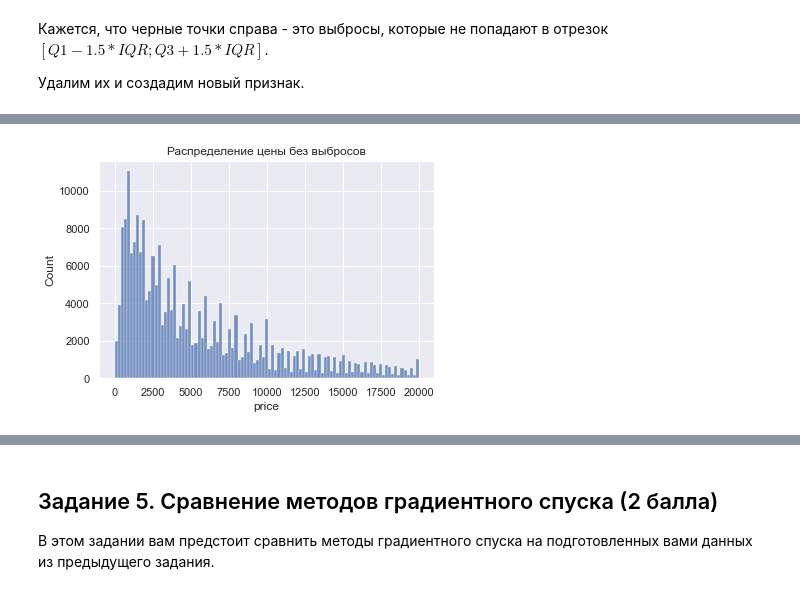
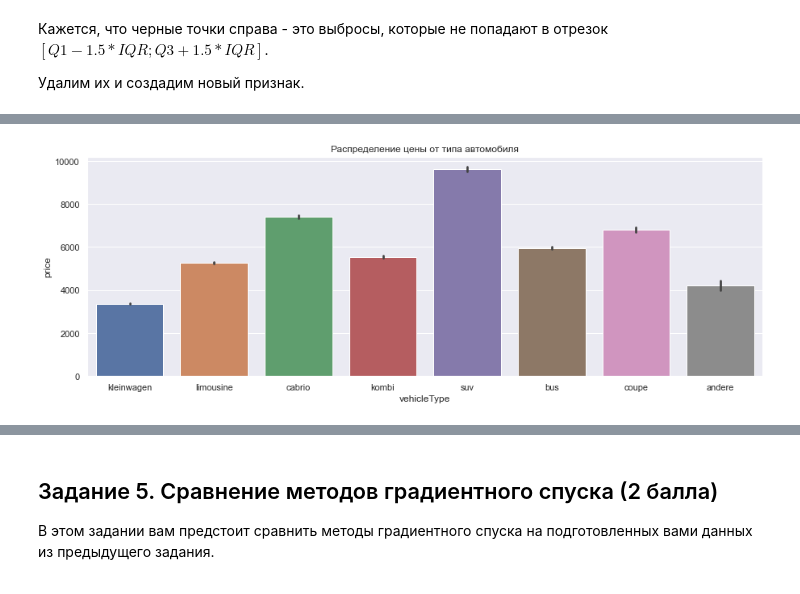
Before and after one commit to kkorolev1/machine-learning-1, a Jupyter notebook: hw/practice-03/homework-practice-03-gd.ipynb, the cells around one changed output, grey strips where cells are left out. Saved outputs shown, nothing was run; the diff lists cells and outputs as text; code cells hidden in the pictures.

```diff
--- a/hw/practice-03/homework-practice-03-gd.ipynb
+++ b/hw/practice-03/homework-practice-03-gd.ipynb
@@ -412,5 +459,6 @@ data.loc[:, 'log_price'] = np.log(data.loc[:, 'price'])
 # %%
-ax = sns.histplot(data['price'])
-ax.set(title='Распределение цены без выбросов');
+ax = sns.barplot(data=data, x='vehicleType', y='price')
+ax.figure.set_size_inches((15, 5));
+ax.set(title='Распределение цены от типа автомобиля');
 # %% [output]
-[figure, old version]
+[figure, new version]
```
Also changed, not shown: parts of 31 cells of this notebook, 2 other files.
